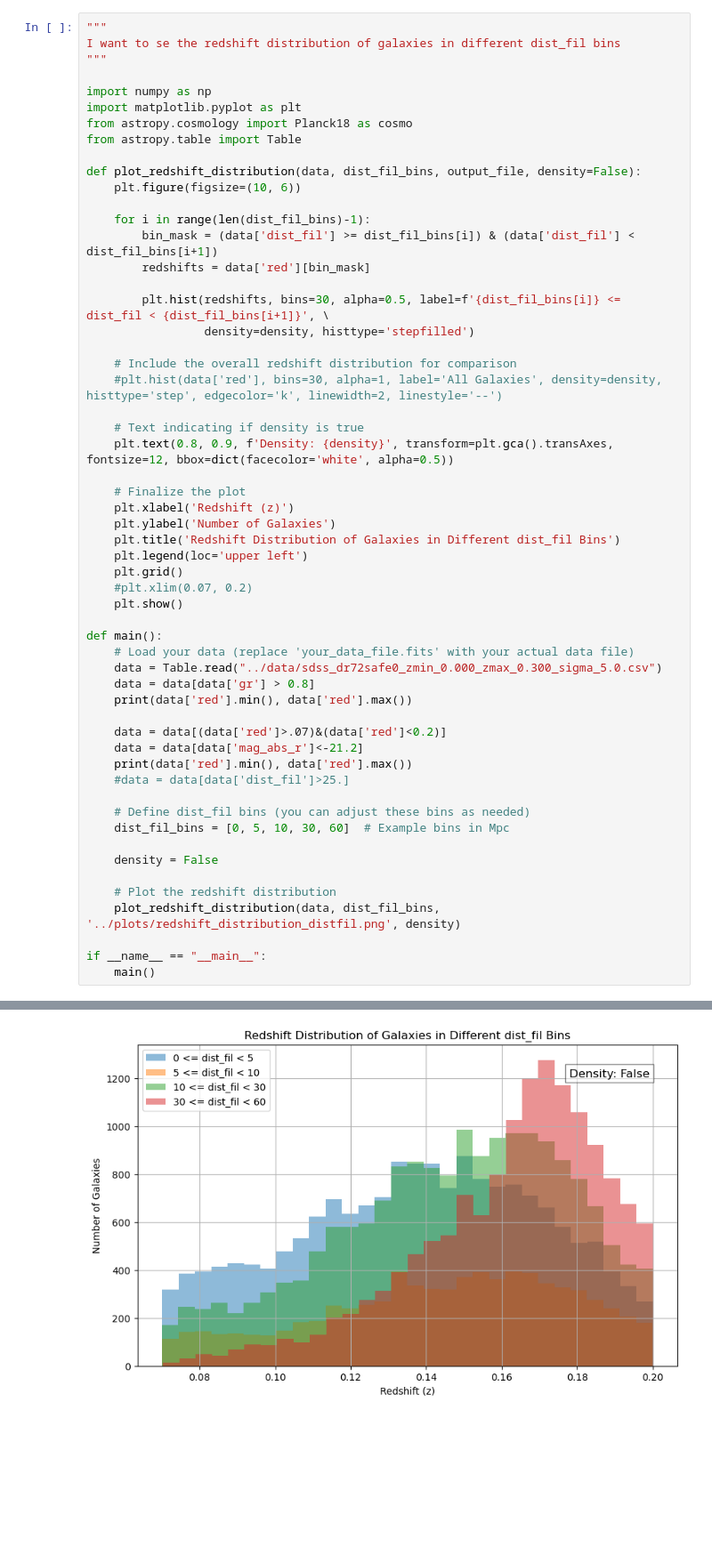
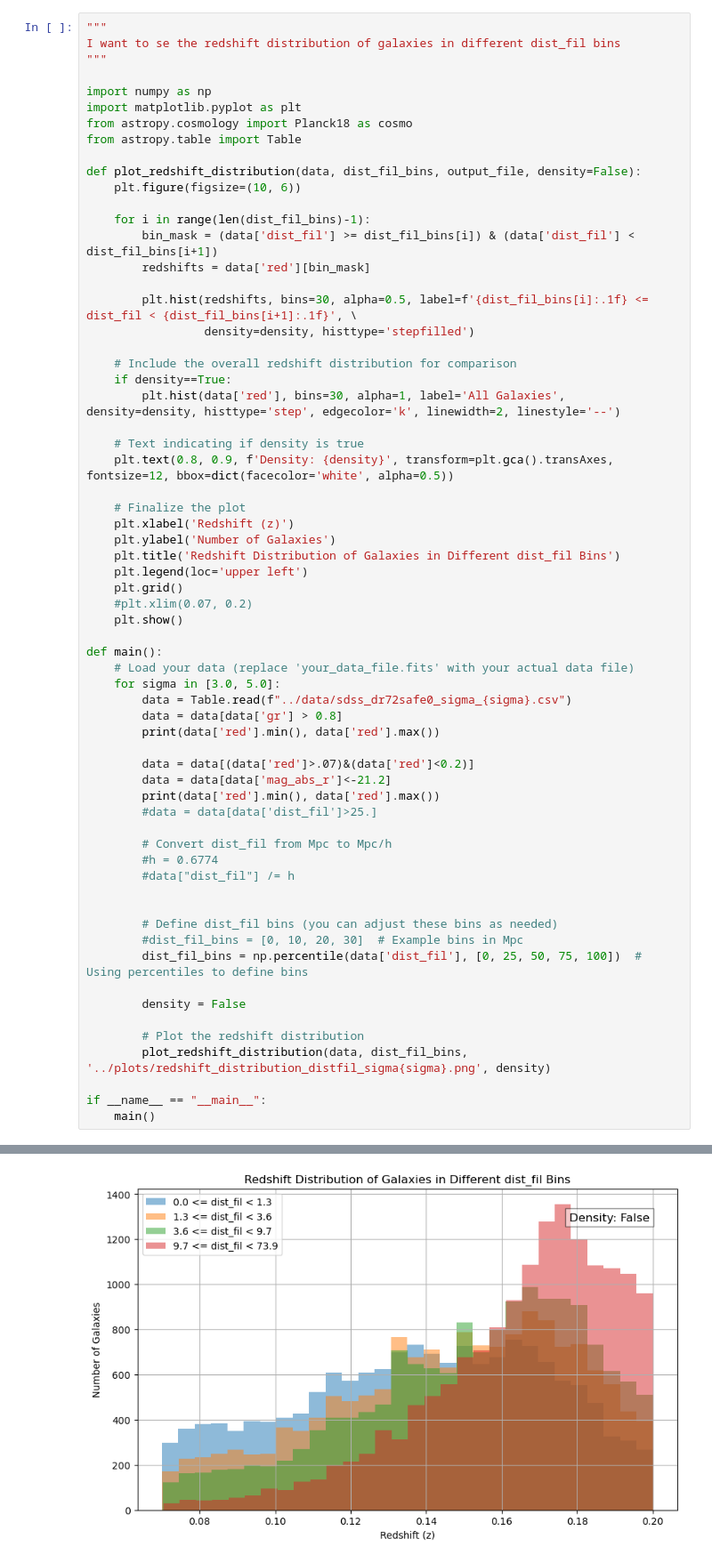
Before and after one commit to FedeDavilaKurban/filbao, a Jupyter notebook: redshiftPDF_byDistFil.ipynb, the cells around one changed output, grey strips where cells are left out. Shown at 89% size. Cells and saved outputs as stored; diff of their text form; blank space fills up the shorter version.

Commit message:
change in sample and dist_fil distributions

```diff
--- a/redshiftPDF_byDistFil.ipynb
+++ b/redshiftPDF_byDistFil.ipynb
@@ -15,11 +15,12 @@ def plot_redshift_distribution(data, dist_fil_bins, output_file, density=False):
         bin_mask = (data['dist_fil'] >= dist_fil_bins[i]) & (data['dist_fil'] < dist_fil_bins[i+1])
         redshifts = data['red'][bin_mask]
 
-        plt.hist(redshifts, bins=30, alpha=0.5, label=f'{dist_fil_bins[i]} <= dist_fil < {dist_fil_bins[i+1]}', \
+        plt.hist(redshifts, bins=30, alpha=0.5, label=f'{dist_fil_bins[i]:.1f} <= dist_fil < {dist_fil_bins[i+1]:.1f}', \
                  density=density, histtype='stepfilled')
 
     # Include the overall redshift distribution for comparison
-    #plt.hist(data['red'], bins=30, alpha=1, label='All Galaxies', density=density, histtype='step', edgecolor='k', linewidth=2, linestyle='--')
+    if density==True:
+        plt.hist(data['red'], bins=30, alpha=1, label='All Galaxies', density=density, histtype='step', edgecolor='k', linewidth=2, linestyle='--')
 
     # Text indicating if density is true
     plt.text(0.8, 0.9, f'Density: {density}', transform=plt.gca().transAxes, fontsize=12, bbox=dict(facecolor='white', alpha=0.5))
@@ -35,22 +36,29 @@ def plot_redshift_distribution(data, dist_fil_bins, output_file, density=False):
 
 def main():
     # Load your data (replace 'your_data_file.fits' with your actual data file)
-    data = Table.read("../data/sdss_dr72safe0_zmin_0.000_zmax_0.300_sigma_5.0.csv")
-    data = data[data['gr'] > 0.8]
-    print(data['red'].min(), data['red'].max())
+    for sigma in [3.0, 5.0]:
+        data = Table.read(f"../data/sdss_dr72safe0_sigma_{sigma}.csv")
+        data = data[data['gr'] > 0.8]
+        print(data['red'].min(), data['red'].max())
 
-    data = data[(data['red']>.07)&(data['red']<0.2)]
-    data = data[data['mag_abs_r']<-21.2]
-    print(data['red'].min(), data['red'].max())
-    #data = data[data['dist_fil']>25.]
+        data = data[(data['red']>.07)&(data['red']<0.2)]
+        data = data[data['mag_abs_r']<-21.2]
+        print(data['red'].min(), data['red'].max())
+        #data = data[data['dist_fil']>25.]
 
-    # Define dist_fil bins (you can adjust these bins as needed)
-    dist_fil_bins = [0, 5, 10, 30, 60]  # Example bins in Mpc
+        # Convert dist_fil from Mpc to Mpc/h
+        #h = 0.6774
+        #data["dist_fil"] /= h
 
-    density = False
 
-    # Plot the redshift distribution
-    plot_redshift_distribution(data, dist_fil_bins, '../plots/redshift_distribution_distfil.png', density)
+        # Define dist_fil bins (you can adjust these bins as needed)
+        #dist_fil_bins = [0, 10, 20, 30]  # Example bins in Mpc
+        dist_fil_bins = np.percentile(data['dist_fil'], [0, 25, 50, 75, 100])  # Using percentiles to define bins
+
+        density = False
+
+        # Plot the redshift distribution
+        plot_redshift_distribution(data, dist_fil_bins, '../plots/redshift_distribution_distfil_sigma{sigma}.png', density)
 
 if __name__ == "__main__":
     main()
@@ -59,2 +67,2 @@ if __name__ == "__main__":
 0.07001577071028252 0.19999996130656497
-[figure, old version]
+[figure, new version]
```
Also changed, not shown: parts of 3 cells of this notebook, 1 other file.
